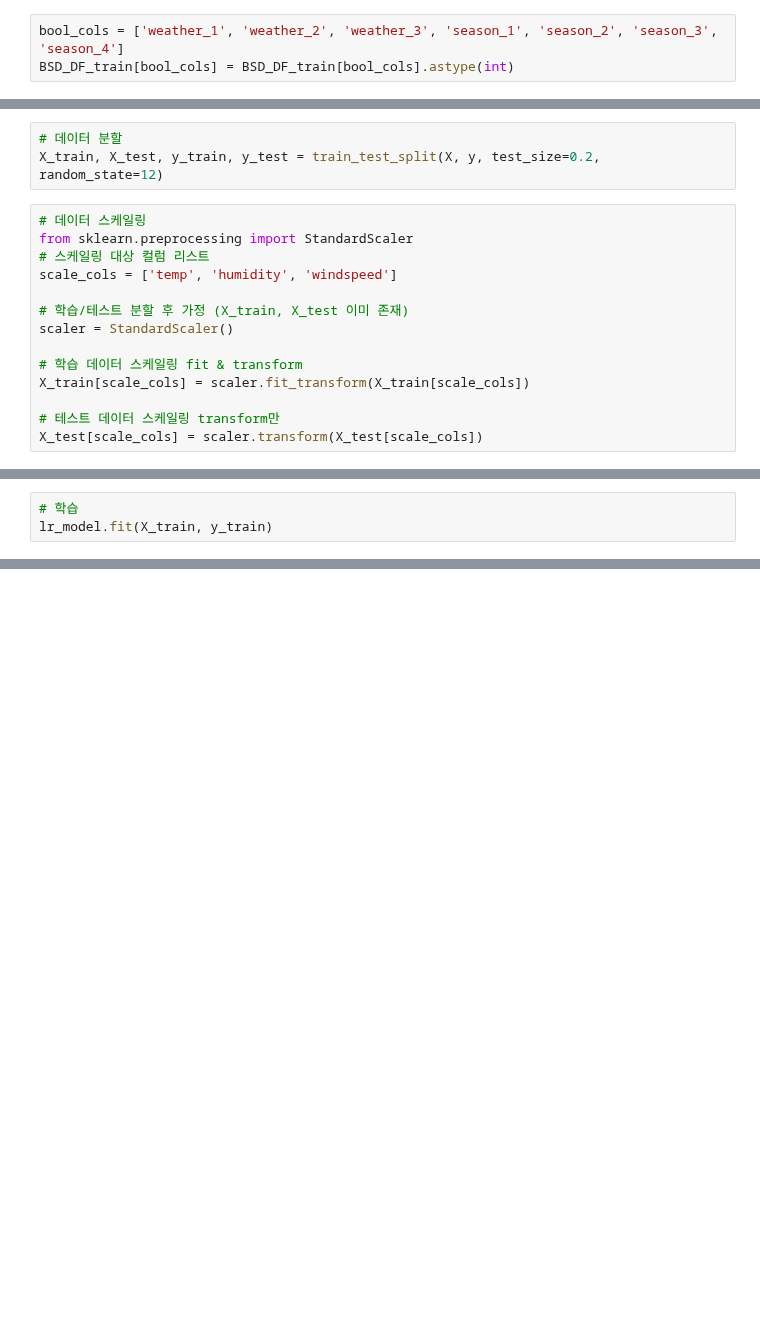
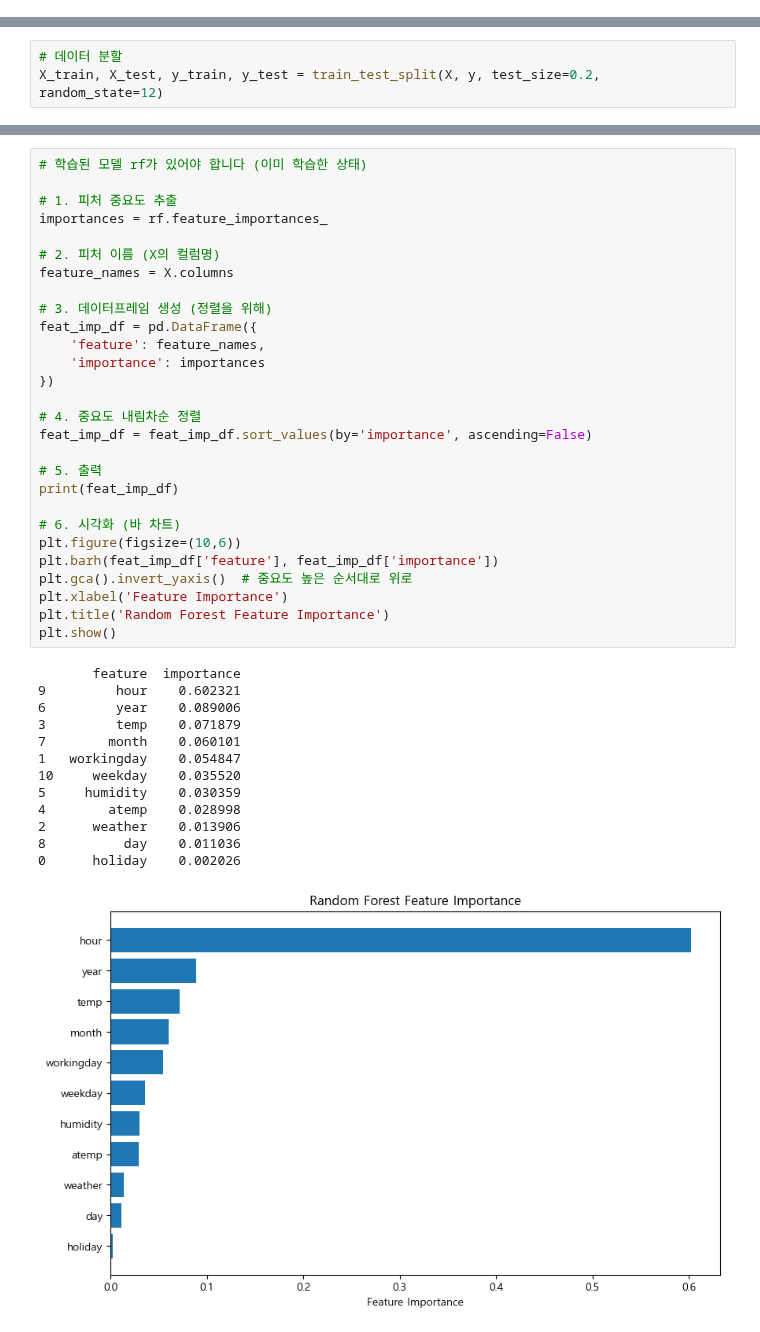
Before and after one commit to zdeik/hipython_rep, a Jupyter notebook: 39.bike대여량예측모델.ipynb, the cells around one changed output, grey strips where cells are left out. Drawn from its saved outputs; the diff is of its cells as text; blank space fills up the shorter version.

```diff
--- a/39.bike대여량예측모델.ipynb
+++ b/39.bike대여량예측모델.ipynb
@@ -204,3 +217,0 @@ BSD_DF_train = BSD_DF_train.drop(columns=['month_sin', 'month_cos'])
-# %%
-bool_cols = ['weather_1', 'weather_2', 'weather_3', 'season_1', 'season_2', 'season_3', 'season_4']
-BSD_DF_train[bool_cols] = BSD_DF_train[bool_cols].astype(int)
@@ -254,17 +246,3 @@ memory usage: 1.7 MB
 # %%
 # 데이터 분할
 X_train, X_test, y_train, y_test = train_test_split(X, y, test_size=0.2, random_state=12)
-# %%
-# 데이터 스케일링
-from sklearn.preprocessing import StandardScaler
-# 스케일링 대상 컬럼 리스트
-scale_cols = ['temp', 'humidity', 'windspeed']
-
-# 학습/테스트 분할 후 가정 (X_train, X_test 이미 존재)
-scaler = StandardScaler()
-
-# 학습 데이터 스케일링 fit & transform
-X_train[scale_cols] = scaler.fit_transform(X_train[scale_cols])
-
-# 테스트 데이터 스케일링 transform만
-X_test[scale_cols] = scaler.transform(X_test[scale_cols])
@@ -274,3 +248,0 @@ lr_model = LinearRegression()
-# %%
-# 학습
-lr_model.fit(X_train, y_train)
@@ -281,0 +282,42 @@ y_pred = lr_model.predict(X_test)
+# %%
+# 학습된 모델 rf가 있어야 합니다 (이미 학습한 상태)
+
+# 1. 피처 중요도 추출
+importances = rf.feature_importances_
+
+# 2. 피처 이름 (X의 컬럼명)
+feature_names = X.columns
+
+# 3. 데이터프레임 생성 (정렬을 위해)
+feat_imp_df = pd.DataFrame({
+    'feature': feature_names,
+    'importance': importances
+})
+
+# 4. 중요도 내림차순 정렬
+feat_imp_df = feat_imp_df.sort_values(by='importance', ascending=False)
+
+# 5. 출력
+print(feat_imp_df)
+
+# 6. 시각화 (바 차트)
+plt.figure(figsize=(10,6))
+plt.barh(feat_imp_df['feature'], feat_imp_df['importance'])
+plt.gca().invert_yaxis()  # 중요도 높은 순서대로 위로
+plt.xlabel('Feature Importance')
+plt.title('Random Forest Feature Importance')
+plt.show()
+# %% [output]
+       feature  importance
+9         hour    0.602321
+6         year    0.089006
+3         temp    0.071879
+7        month    0.060101
+1   workingday    0.054847
+10     weekday    0.035520
+5     humidity    0.030359
+4        atemp    0.028998
+2      weather    0.013906
+8          day    0.011036
+0      holiday    0.002026
+[figure, added]
```
Also changed, not shown: parts of 53 cells of this notebook, 2 other files.
